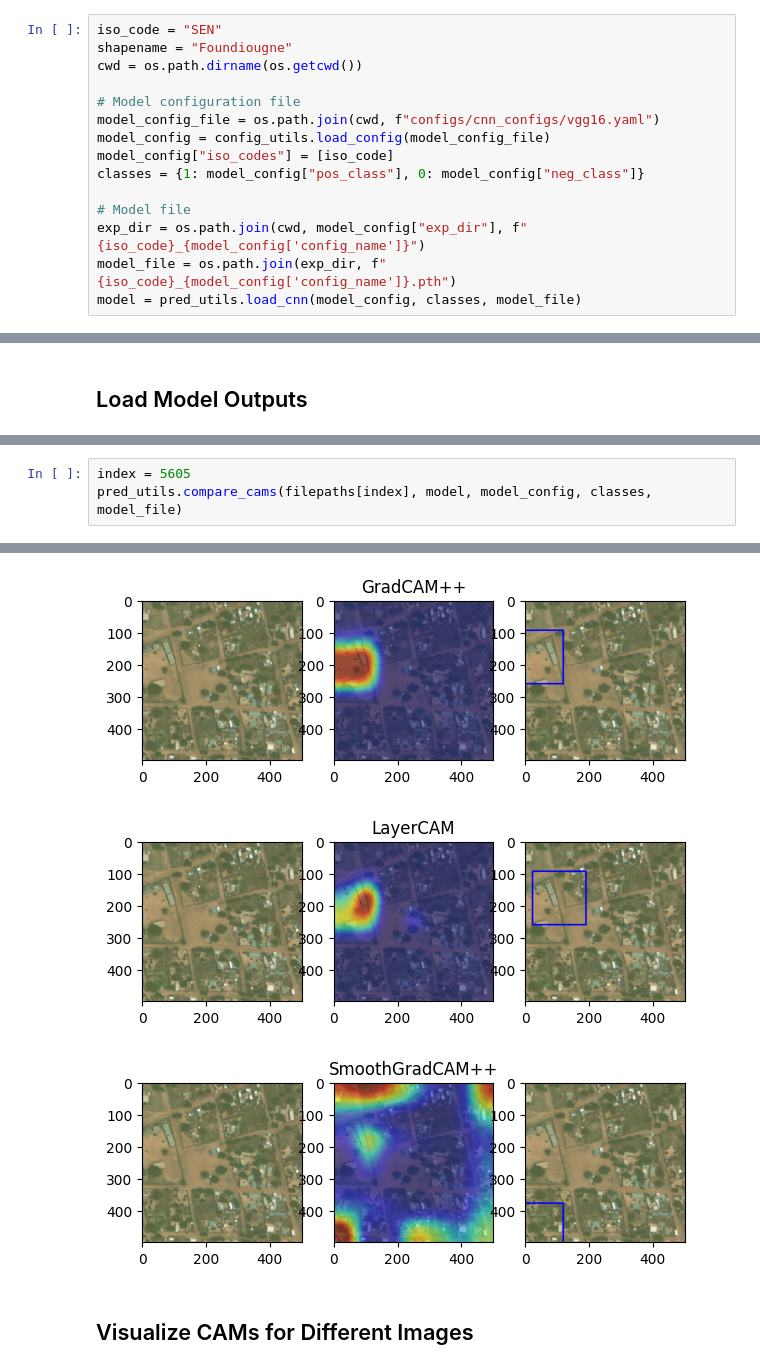
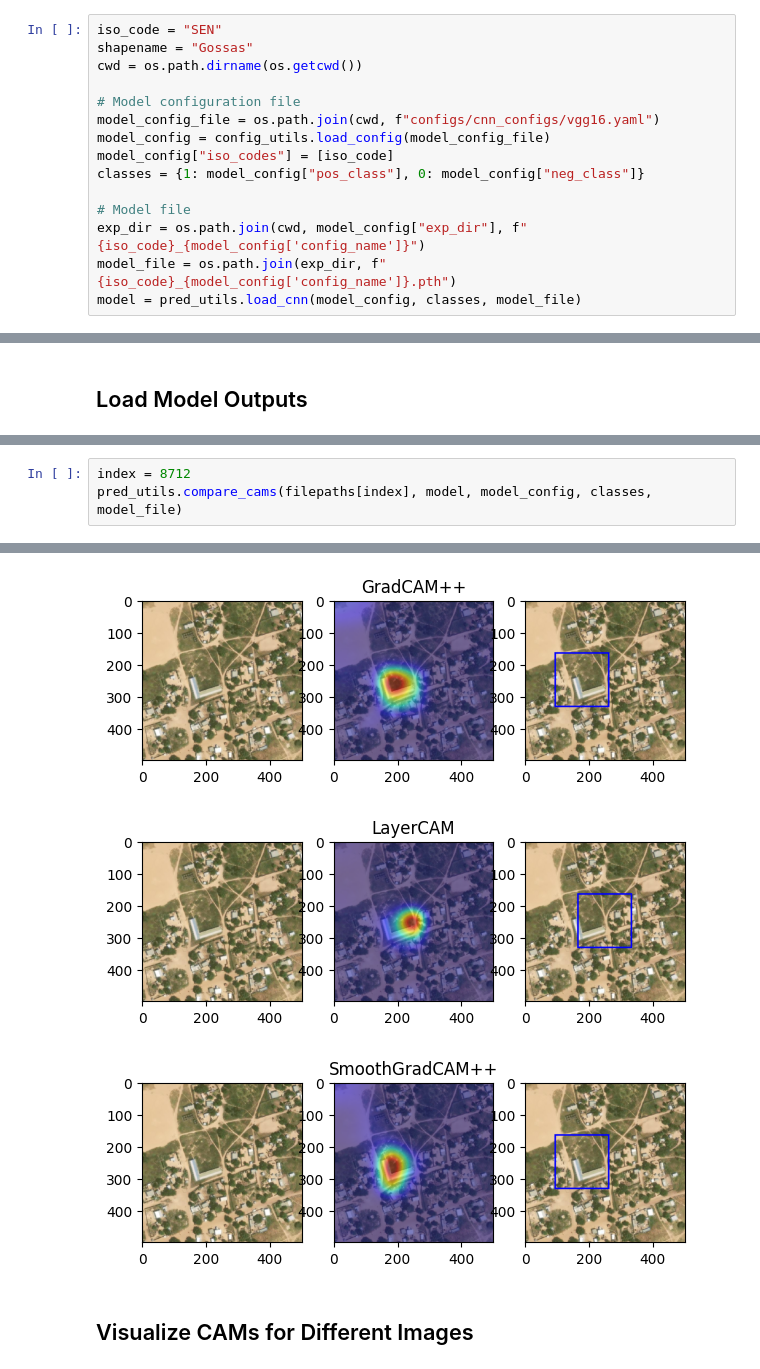
Before and after one commit to unicef/giga_global_school_mapping, a Jupyter notebook: notebooks/07_class_activation_maps.ipynb, the cells around one changed output, grey strips where cells are left out. Saved outputs shown, nothing was run; the diff lists cells and outputs as text.

```diff
--- a/notebooks/07_class_activation_maps.ipynb
+++ b/notebooks/07_class_activation_maps.ipynb
@@ -24,7 +24,7 @@ Intel(R) Extension for Scikit-learn* enabled (https://github.com/intel/scikit-le
 ## Data Configurations
 # %%
 iso_code = "SEN"
-shapename = "Foundiougne"
+shapename = "Gossas"
 cwd = os.path.dirname(os.getcwd())
 
 # Model configuration file
@@ -75,4 +78,4 @@ data[data['pred'] == 'school'].sample(3)
 # %%
-index = 5605
+index = 8712
 pred_utils.compare_cams(filepaths[index], model, model_config, classes, model_file)
 # %% [output]
@@ -80,6 +83,6 @@ pred_utils.compare_cams(filepaths[index], model, model_config, classes, model_fi
-[figure, old version]
+[figure, new version]
-[figure, old version]
+[figure, new version]
-[figure, old version]
+[figure, new version]
 # %% [markdown]
 ## Visualize CAMs for Different Images
 # %%
```
Also changed, not shown: parts of 5 cells of this notebook, 1 other file.
